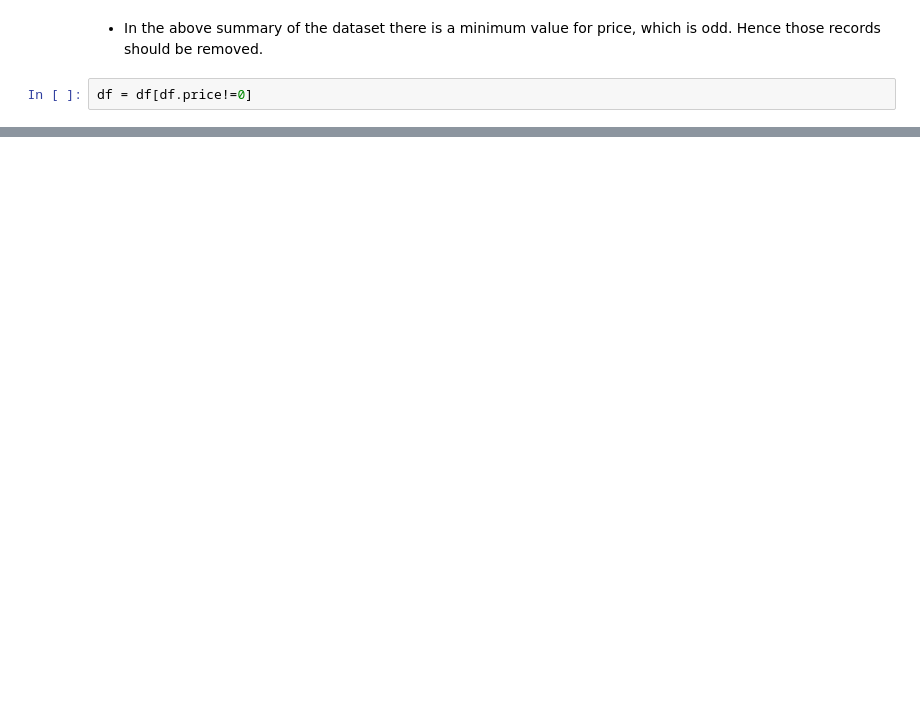
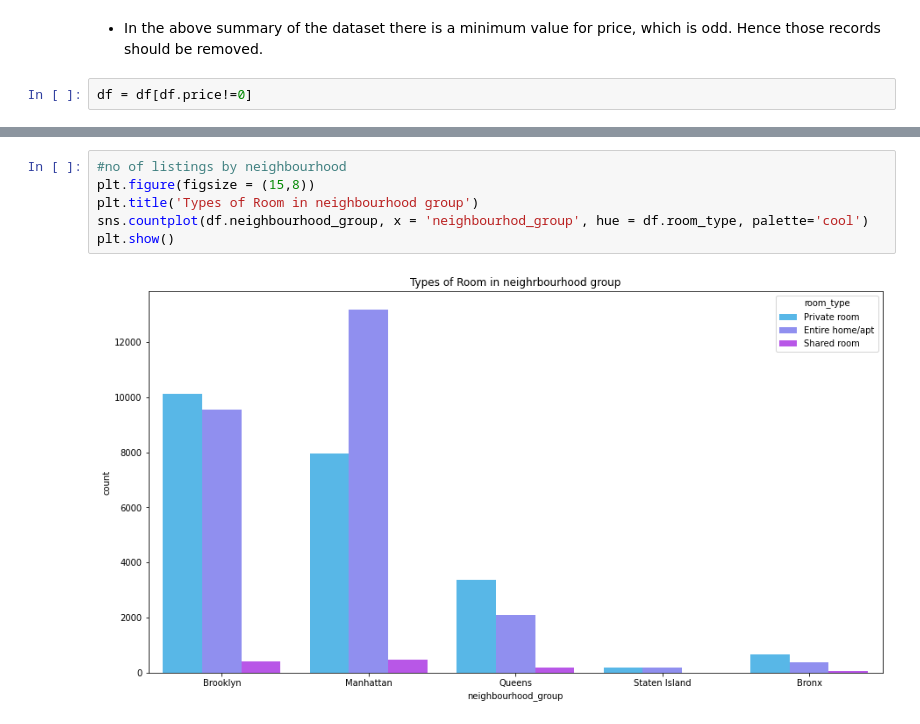
Before and after one commit to omkar-rayala/airbnb_analysis, a Jupyter notebook: airbnb.ipynb, the cells around one changed output, grey strips where cells are left out. Drawn from its saved outputs; the diff is of its cells as text; blank space fills up the shorter version.

```diff
--- a/airbnb.ipynb
+++ b/airbnb.ipynb
@@ -220,0 +247,8 @@ type_of_rooms.plot(fontsize = 15, kind ='pie', autopct="%1.1f%%",figsize = (9,9)
+# %%
+#no of listings by neighbourhood
+plt.figure(figsize = (15,8))
+plt.title('Types of Room in neighbourhood group')
+sns.countplot(df.neighbourhood_group, x = 'neighbourhod_group', hue = df.room_type, palette='cool')
+plt.show()
+# %% [output]
+[figure, added]
```
Also changed, not shown: parts of 10 cells of this notebook.
